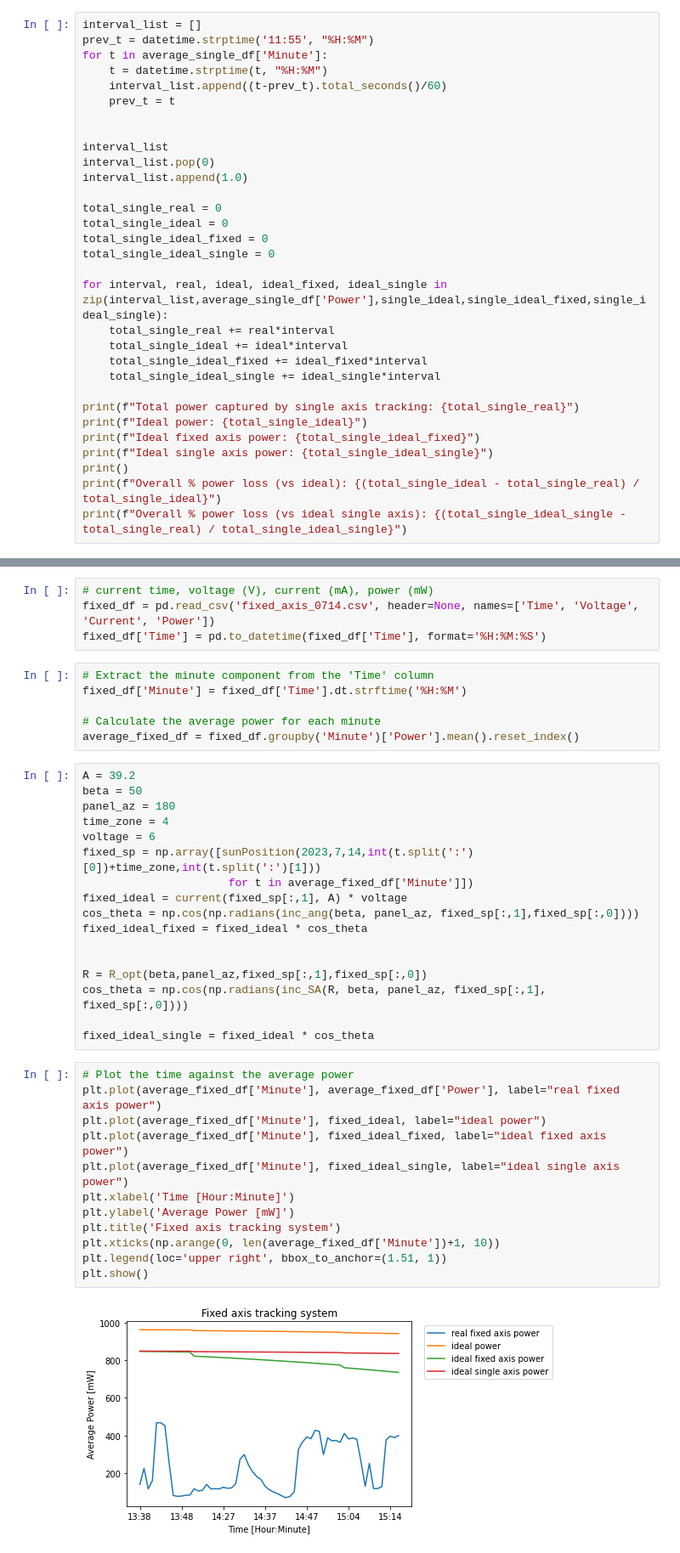
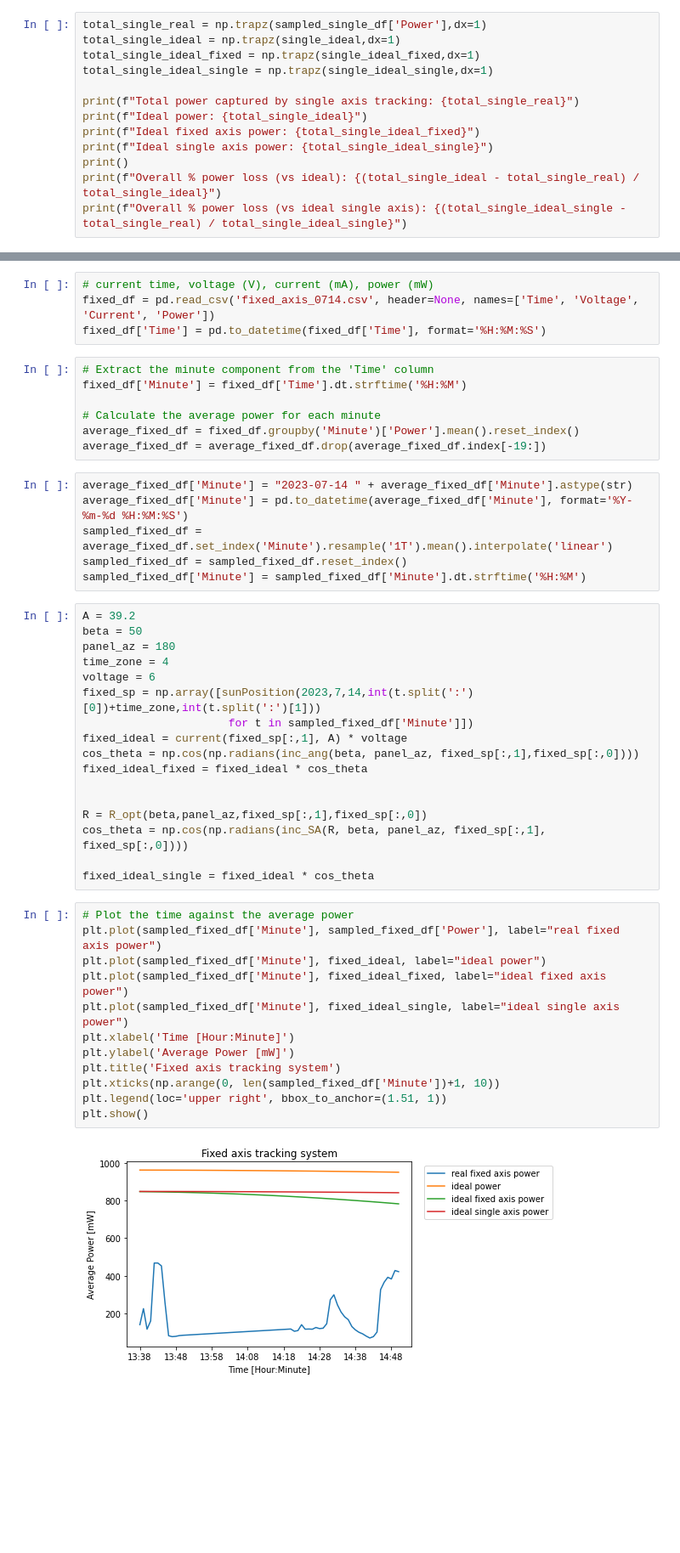
Before and after one commit to TiffanyNgai/solar_tracking, a Jupyter notebook: result.ipynb, the cells around one changed output, grey strips where cells are left out. Shown: that part at 85% size. Drawn from its saved outputs; the diff is of its cells as text; blank space fills up the shorter version.

```diff
--- a/result.ipynb
+++ b/result.ipynb
@@ -143,26 +150,8 @@ plt.show()
 # %%
-interval_list = []
-prev_t = datetime.strptime('11:55', "%H:%M")
-for t in average_single_df['Minute']:
-    t = datetime.strptime(t, "%H:%M")
-    interval_list.append((t-prev_t).total_seconds()/60)
-    prev_t = t
-
-
-interval_list
-interval_list.pop(0)
-interval_list.append(1.0)
-
-total_single_real = 0
-total_single_ideal = 0
-total_single_ideal_fixed = 0
-total_single_ideal_single = 0
-
-for interval, real, ideal, ideal_fixed, ideal_single in zip(interval_list,average_single_df['Power'],single_ideal,single_ideal_fixed,single_ideal_single):
-    total_single_real += real*interval
-    total_single_ideal += ideal*interval
-    total_single_ideal_fixed += ideal_fixed*interval
-    total_single_ideal_single += ideal_single*interval
+total_single_real = np.trapz(sampled_single_df['Power'],dx=1)
+total_single_ideal = np.trapz(single_ideal,dx=1)
+total_single_ideal_fixed = np.trapz(single_ideal_fixed,dx=1)
+total_single_ideal_single = np.trapz(single_ideal_single,dx=1)
 
 print(f"Total power captured by single axis tracking: {total_single_real}")
 print(f"Ideal power: {total_single_ideal}")
@@ -191,6 +180,13 @@ fixed_df['Minute'] = fixed_df['Time'].dt.strftime('%H:%M')
 
 # Calculate the average power for each minute
 average_fixed_df = fixed_df.groupby('Minute')['Power'].mean().reset_index()
+average_fixed_df = average_fixed_df.drop(average_fixed_df.index[-19:])
+# %%
+average_fixed_df['Minute'] = "2023-07-14 " + average_fixed_df['Minute'].astype(str)
+average_fixed_df['Minute'] = pd.to_datetime(average_fixed_df['Minute'], format='%Y-%m-%d %H:%M:%S')
+sampled_fixed_df = average_fixed_df.set_index('Minute').resample('1T').mean().interpolate('linear')
+sampled_fixed_df = sampled_fixed_df.reset_index()
+sampled_fixed_df['Minute'] = sampled_fixed_df['Minute'].dt.strftime('%H:%M')
 # %%
 A = 39.2
 beta = 50
@@ -198,7 +194,7 @@ panel_az = 180
 time_zone = 4
 voltage = 6
 fixed_sp = np.array([sunPosition(2023,7,14,int(t.split(':')[0])+time_zone,int(t.split(':')[1]))
-                      for t in average_fixed_df['Minute']])
+                      for t in sampled_fixed_df['Minute']])
 fixed_ideal = current(fixed_sp[:,1], A) * voltage
 cos_theta = np.cos(np.radians(inc_ang(beta, panel_az, fixed_sp[:,1],fixed_sp[:,0])))
 fixed_ideal_fixed = fixed_ideal * cos_theta
@@ -210,16 +206,16 @@ cos_theta = np.cos(np.radians(inc_SA(R, beta, panel_az, fixed_sp[:,1], fixed_sp[
 fixed_ideal_single = fixed_ideal * cos_theta
 # %%
 # Plot the time against the average power
-plt.plot(average_fixed_df['Minute'], average_fixed_df['Power'], label="real fixed axis power")
-plt.plot(average_fixed_df['Minute'], fixed_ideal, label="ideal power")
-plt.plot(average_fixed_df['Minute'], fixed_ideal_fixed, label="ideal fixed axis power")
-plt.plot(average_fixed_df['Minute'], fixed_ideal_single, label="ideal single axis power")
+plt.plot(sampled_fixed_df['Minute'], sampled_fixed_df['Power'], label="real fixed axis power")
+plt.plot(sampled_fixed_df['Minute'], fixed_ideal, label="ideal power")
+plt.plot(sampled_fixed_df['Minute'], fixed_ideal_fixed, label="ideal fixed axis power")
+plt.plot(sampled_fixed_df['Minute'], fixed_ideal_single, label="ideal single axis power")
 plt.xlabel('Time [Hour:Minute]')
 plt.ylabel('Average Power [mW]')
 plt.title('Fixed axis tracking system')
-plt.xticks(np.arange(0, len(average_fixed_df['Minute'])+1, 10))
+plt.xticks(np.arange(0, len(sampled_fixed_df['Minute'])+1, 10))
 plt.legend(loc='upper right', bbox_to_anchor=(1.51, 1))
 plt.show()
 # %% [output]
-[figure, old version]
+[figure, new version]
 # %%
```
Also changed, not shown: parts of 6 cells of this notebook.
